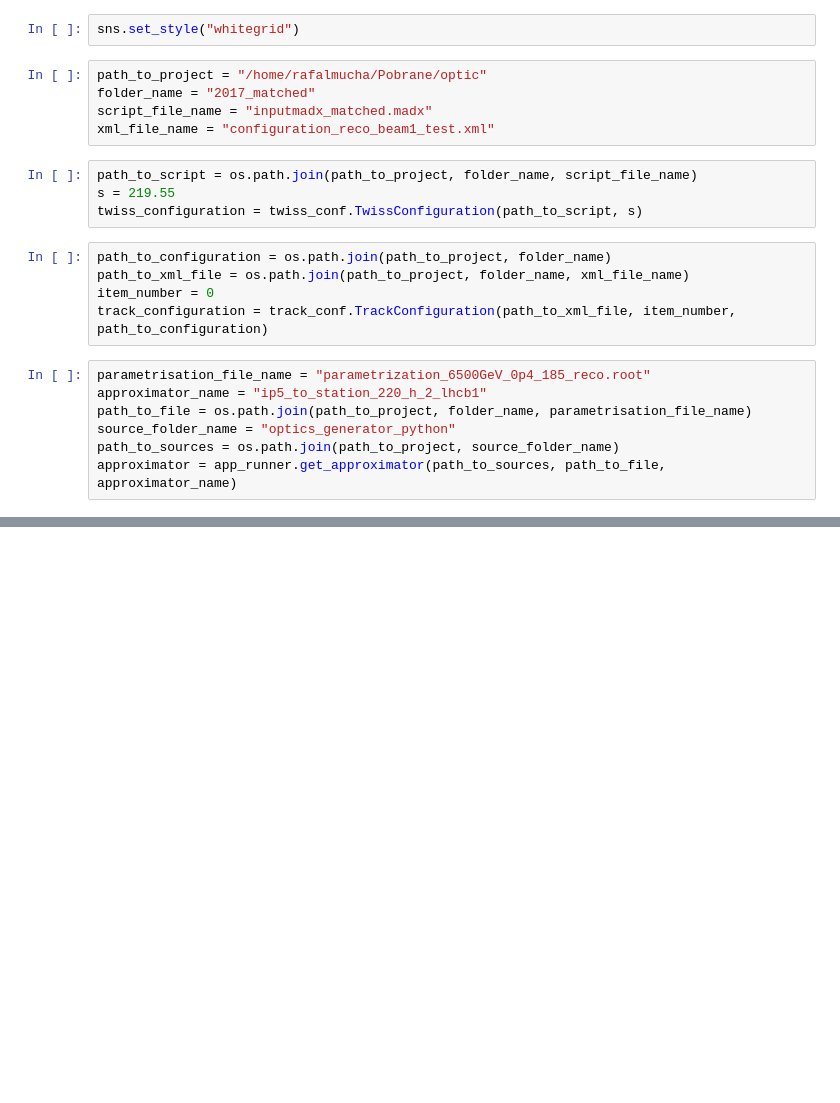
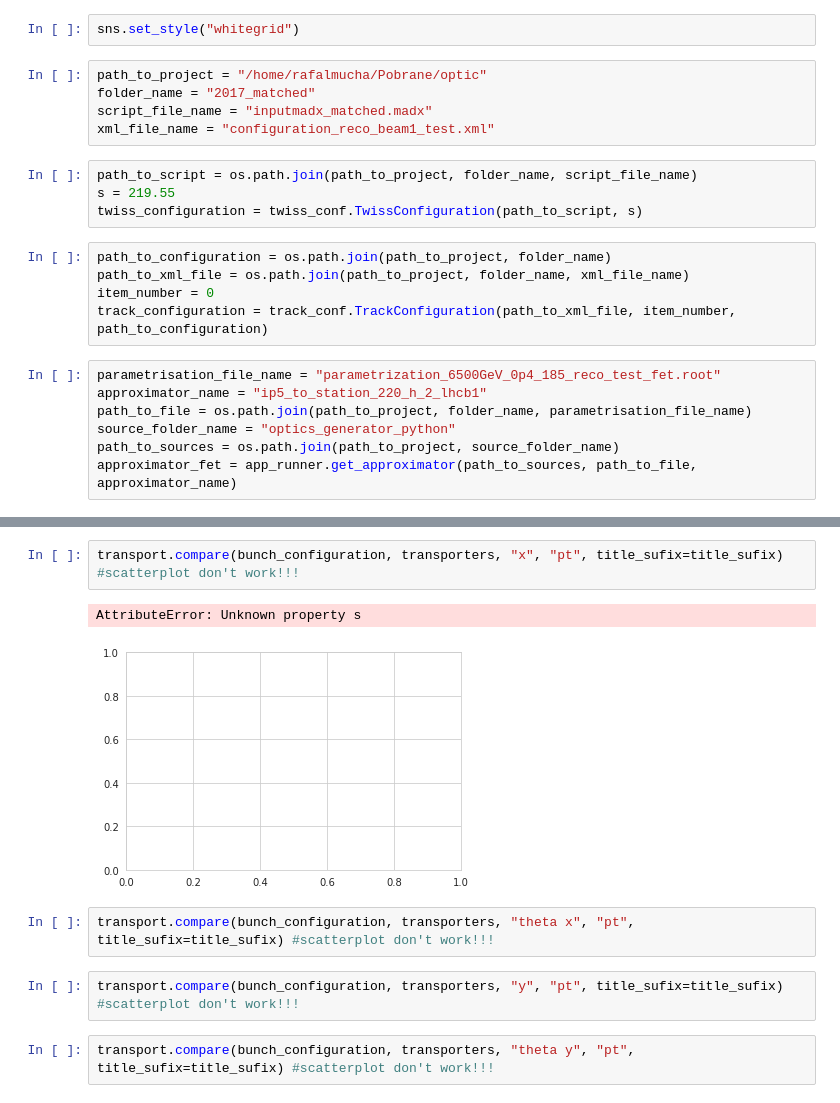
Before and after one commit to mucharafal/optics_generator_python, a Jupyter notebook: notebooks/Errors.ipynb, the cells around one changed output, grey strips where cells are left out. Cells and saved outputs as stored; diff of their text form; blank space fills up the shorter version.

```diff
--- a/notebooks/Errors.ipynb
+++ b/notebooks/Errors.ipynb
@@ -39,9 +37,9 @@ path_to_xml_file = os.path.join(path_to_project, folder_name, xml_file_name)
 item_number = 0
 track_configuration = track_conf.TrackConfiguration(path_to_xml_file, item_number, path_to_configuration)
 # %%
-parametrisation_file_name = "parametrization_6500GeV_0p4_185_reco.root"
+parametrisation_file_name = "parametrization_6500GeV_0p4_185_reco_test_fet.root"
 approximator_name = "ip5_to_station_220_h_2_lhcb1"
 path_to_file = os.path.join(path_to_project, folder_name, parametrisation_file_name)
 source_folder_name = "optics_generator_python"
 path_to_sources = os.path.join(path_to_project, source_folder_name)
-approximator = app_runner.get_approximator(path_to_sources, path_to_file, approximator_name)
+approximator_fet = app_runner.get_approximator(path_to_sources, path_to_file, approximator_name)
@@ -173,0 +153,11 @@ transport.compare(bunch_configuration, transporters, "theta y", "pt", title_sufi
+# %%
+transport.compare(bunch_configuration, transporters, "x", "pt", title_sufix=title_sufix) #scatterplot don't work!!!
+# %% [output]
+AttributeError: Unknown property s
+[figure, added]
+# %%
+transport.compare(bunch_configuration, transporters, "theta x", "pt", title_sufix=title_sufix) #scatterplot don't work!!!
+# %%
+transport.compare(bunch_configuration, transporters, "y", "pt", title_sufix=title_sufix) #scatterplot don't work!!!
+# %%
+transport.compare(bunch_configuration, transporters, "theta y", "pt", title_sufix=title_sufix) #scatterplot don't work!!!
```
Also changed, not shown: parts of 12 cells of this notebook, 7 other files.
